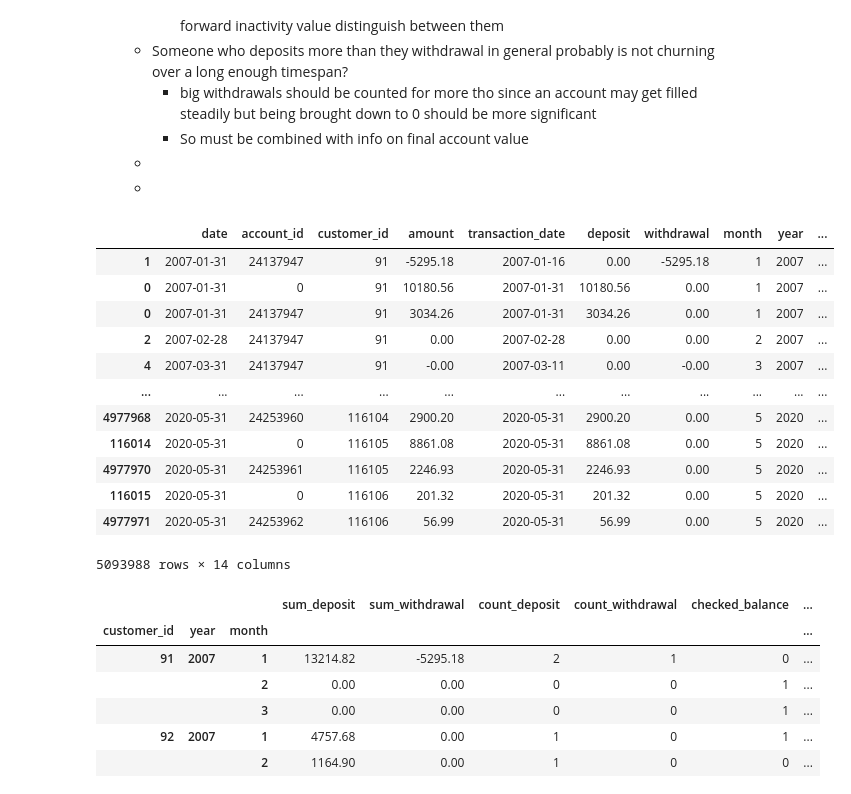
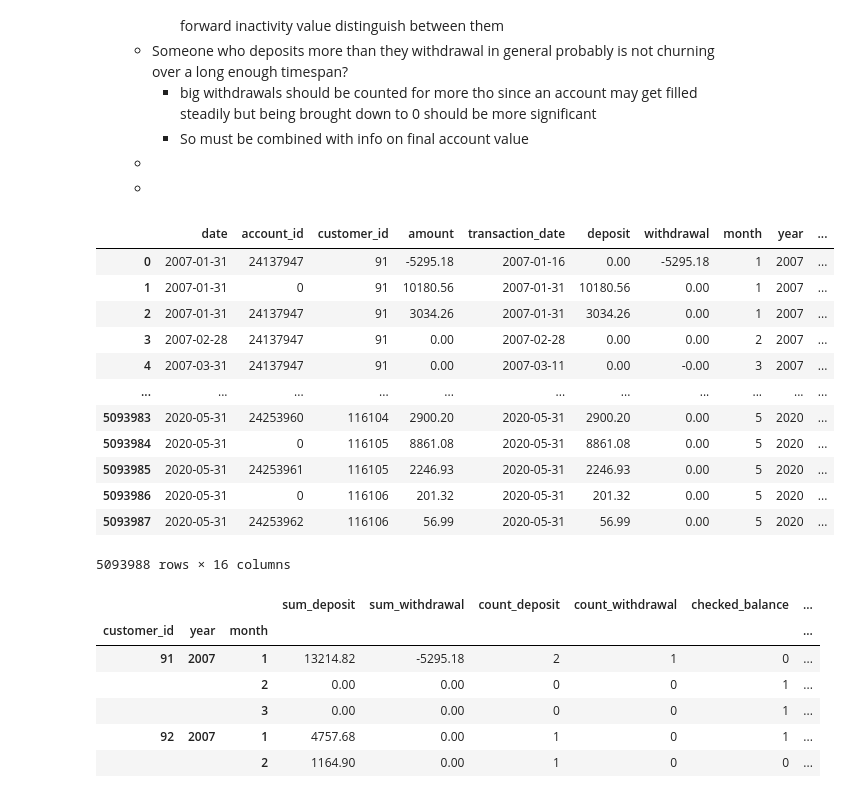
Before and after one commit to gegaddis/bank-churn, a Jupyter notebook: scratch.ipynb, the cells around one changed output. Cells and saved outputs as stored; diff of their text form; code cells hidden in the pictures.

Commit message:
New features for last 3-months of client activity

```diff
--- a/scratch.ipynb
+++ b/scratch.ipynb
@@ -212,29 +182,41 @@ Features to add list:
 # %%
 # Adds a month and year date columns and binary columns to check if the transaction
 # was a deposit, withdrawal, or check_balance (?, a transaction with amount=0) occurred on each line
     # The binary column will be used in group summation to find # of deposits and withdrawals per month
 
 t_df_original['transaction_date'] = t_df_original['transaction_date'].apply(pd.to_datetime)
 t_df_original = t_df_original.sort_values(by=['customer_id', 'transaction_date'])
 t_df_original['month'] = t_df_original['transaction_date'].dt.month
 t_df_original['year'] = t_df_original['transaction_date'].dt.year
+t_df_original['amount'] = t_df_original['deposit'] + t_df_original['withdrawal']
 t_df_original['deposit_y'] = t_df_original['deposit'].apply(lambda x: 1 if abs(x) > 0 else 0)
 t_df_original['withdrawal_y'] = t_df_original['withdrawal'].apply(lambda x: 1 if abs(x) > 0 else 0)
 t_df_original['checked_balance'] = t_df_original['amount'].apply(lambda x: 1 if abs(x) == 0 else 0)
 t_df_original['time_since_last_trans'] = t_df_original.groupby('customer_id')['transaction_date'].diff()
 t_df_original['time_since_last_trans_in_days'] = t_df_original['time_since_last_trans'].dt.total_seconds()/(60*60*24)
+t_df_original['running_balance'] = t_df_original.groupby('customer_id')['amount'].cumsum()
+
+# Adding binary indicator if transaction occured in final 3 months
+temp_df = t_df_original.groupby('customer_id').agg(last_date=('transaction_date','max'))
+t_df_original = t_df_original.merge(temp_df, how='inner', on='customer_id')
+t_df_original['3m_mark'] = t_df_original['last_date'] + pd.Timedelta(-91, 'd')
+t_df_original['last_3_months'] = (t_df_original['transaction_date'] >=
+                                  t_df_original['3m_mark']
+                                  ).replace({True:1, False:0})
+t_df_original = t_df_original.drop(columns=[ '3m_mark', 'last_date'])
+
 display(t_df_original)
 # %% [output]
 |  | date | account_id | customer_id | amount | transaction_date | deposit | withdrawal | month | year | ... |
-| 1 | 2007-01-31 | 24137947 | 91 | -5295.18 | 2007-01-16 | 0.00 | -5295.18 | 1 | 2007 | ... |
-| 0 | 2007-01-31 | 0 | 91 | 10180.56 | 2007-01-31 | 10180.56 | 0.00 | 1 | 2007 | ... |
-| 0 | 2007-01-31 | 24137947 | 91 | 3034.26 | 2007-01-31 | 3034.26 | 0.00 | 1 | 2007 | ... |
-| 2 | 2007-02-28 | 24137947 | 91 | 0.00 | 2007-02-28 | 0.00 | 0.00 | 2 | 2007 | ... |
-| 4 | 2007-03-31 | 24137947 | 91 | -0.00 | 2007-03-11 | 0.00 | -0.00 | 3 | 2007 | ... |
+| 0 | 2007-01-31 | 24137947 | 91 | -5295.18 | 2007-01-16 | 0.00 | -5295.18 | 1 | 2007 | ... |
+| 1 | 2007-01-31 | 0 | 91 | 10180.56 | 2007-01-31 | 10180.56 | 0.00 | 1 | 2007 | ... |
+| 2 | 2007-01-31 | 24137947 | 91 | 3034.26 | 2007-01-31 | 3034.26 | 0.00 | 1 | 2007 | ... |
+| 3 | 2007-02-28 | 24137947 | 91 | 0.00 | 2007-02-28 | 0.00 | 0.00 | 2 | 2007 | ... |
+| 4 | 2007-03-31 | 24137947 | 91 | 0.00 | 2007-03-11 | 0.00 | -0.00 | 3 | 2007 | ... |
 | ... | ... | ... | ... | ... | ... | ... | ... | ... | ... | ... |
-| 4977968 | 2020-05-31 | 24253960 | 116104 | 2900.20 | 2020-05-31 | 2900.20 | 0.00 | 5 | 2020 | ... |
-| 116014 | 2020-05-31 | 0 | 116105 | 8861.08 | 2020-05-31 | 8861.08 | 0.00 | 5 | 2020 | ... |
-| 4977970 | 2020-05-31 | 24253961 | 116105 | 2246.93 | 2020-05-31 | 2246.93 | 0.00 | 5 | 2020 | ... |
-| 116015 | 2020-05-31 | 0 | 116106 | 201.32 | 2020-05-31 | 201.32 | 0.00 | 5 | 2020 | ... |
-| 4977971 | 2020-05-31 | 24253962 | 116106 | 56.99 | 2020-05-31 | 56.99 | 0.00 | 5 | 2020 | ... |
+| 5093983 | 2020-05-31 | 24253960 | 116104 | 2900.20 | 2020-05-31 | 2900.20 | 0.00 | 5 | 2020 | ... |
+| 5093984 | 2020-05-31 | 0 | 116105 | 8861.08 | 2020-05-31 | 8861.08 | 0.00 | 5 | 2020 | ... |
+| 5093985 | 2020-05-31 | 24253961 | 116105 | 2246.93 | 2020-05-31 | 2246.93 | 0.00 | 5 | 2020 | ... |
+| 5093986 | 2020-05-31 | 0 | 116106 | 201.32 | 2020-05-31 | 201.32 | 0.00 | 5 | 2020 | ... |
+| 5093987 | 2020-05-31 | 24253962 | 116106 | 56.99 | 2020-05-31 | 56.99 | 0.00 | 5 | 2020 | ... |
-5093988 rows × 14 columns
+5093988 rows × 16 columns
```
Also changed, not shown: parts of 8 cells of this notebook.
